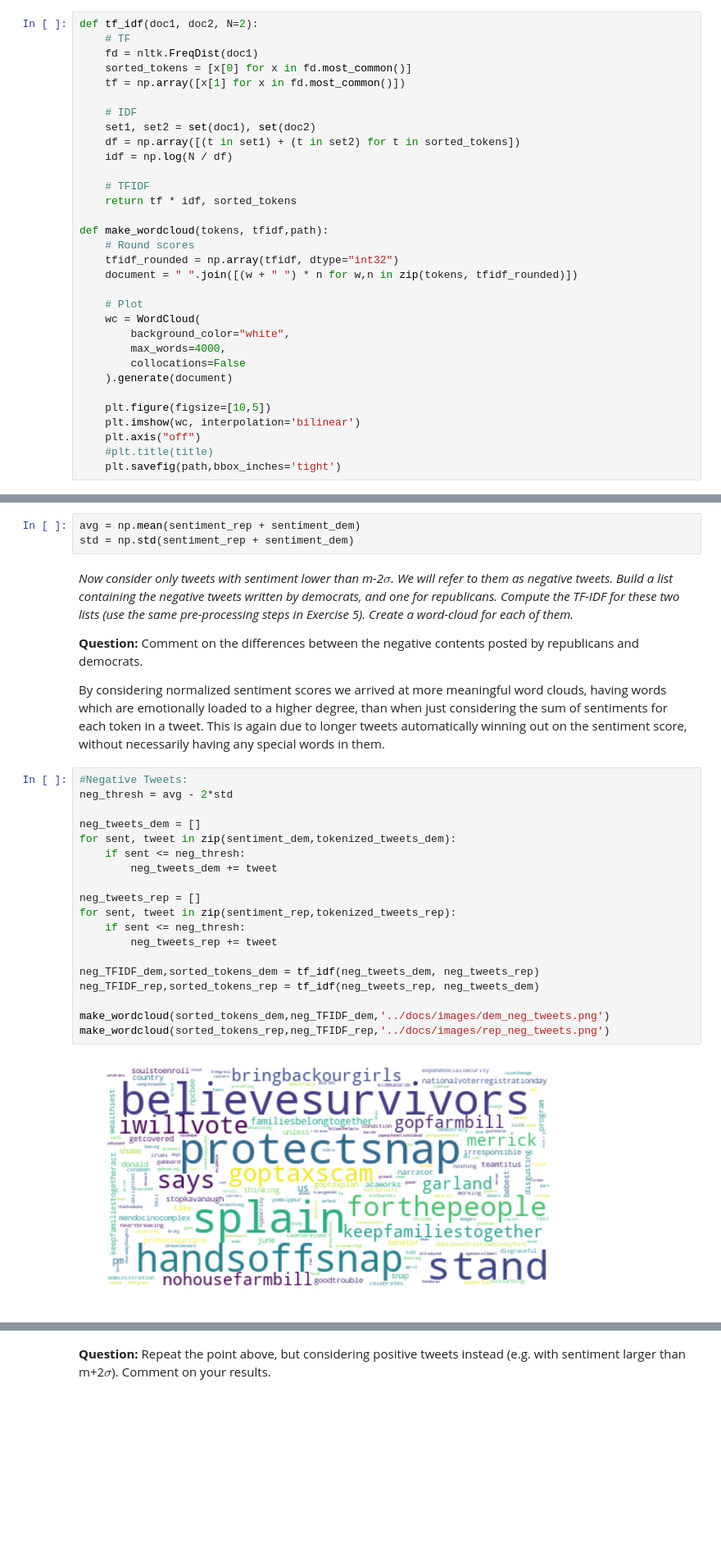
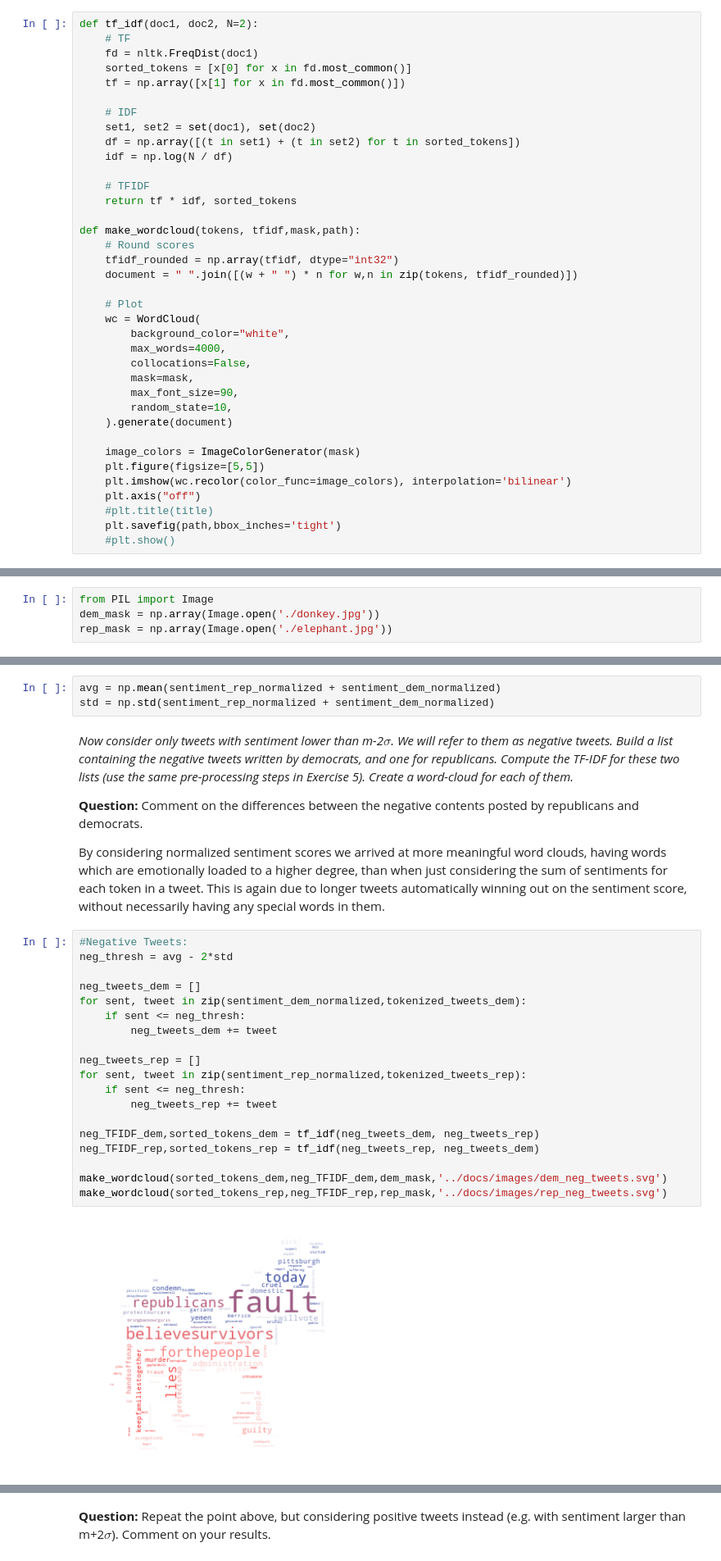
Before and after one commit to rflperry/socialgraphs2018, a Jupyter notebook: assignment2/analysis.ipynb, the cells around one changed output, grey strips where cells are left out. Shown at 82% size. Saved outputs shown, nothing was run; the diff lists cells and outputs as text; blank space fills up the shorter version.

```diff
--- a/assignment2/analysis.ipynb
+++ b/assignment2/analysis.ipynb
@@ -446,7 +446,7 @@ def tf_idf(doc1, doc2, N=2):
     # TFIDF
     return tf * idf, sorted_tokens
 
-def make_wordcloud(tokens, tfidf,path):
+def make_wordcloud(tokens, tfidf,mask,path):
     # Round scores
     tfidf_rounded = np.array(tfidf, dtype="int32")
     document = " ".join([(w + " ") * n for w,n in zip(tokens, tfidf_rounded)])
@@ -455,18 +455,27 @@ def make_wordcloud(tokens, tfidf,path):
     wc = WordCloud(
         background_color="white",
         max_words=4000,
-        collocations=False
+        collocations=False,
+        mask=mask,
+        max_font_size=90,
+        random_state=10,
     ).generate(document)
 
-    plt.figure(figsize=[10,5])
-    plt.imshow(wc, interpolation='bilinear')
+    image_colors = ImageColorGenerator(mask)
+    plt.figure(figsize=[5,5])
+    plt.imshow(wc.recolor(color_func=image_colors), interpolation='bilinear')
     plt.axis("off")
     #plt.title(title)
     plt.savefig(path,bbox_inches='tight')
+    #plt.show()
 # %% [markdown]
 **Question:** Now, create word-cloud for each party. Are these topics less "boring" than the wikipedia topics from a few weeks ago? Why? Comment on the results.
 # %% [markdown]
 **Answer:** These topics are indeed less "boring" as they come from tweets rather than wikipedia pages. So, they concern the current and relevant topics that the representatives want their constituents to know about. Either mainstream news events (ie. expressing condolences for the victims in the shooring in Pittsburg) or controversial political topics (ie. health care), especially as the midterms near. They are also the topics that will incite emotion and galvanize people to get out and vote.
+# %%
+from PIL import Image
+dem_mask = np.array(Image.open('./donkey.jpg'))
+rep_mask = np.array(Image.open('./elephant.jpg'))
 # %%
 TFIDF_dem,sorted_tokens_dem = tf_idf(tokenized_tweets_all_dem, tokenized_tweets_all_rep)
 TFIDF_rep,sorted_tokens_rep = tf_idf(tokenized_tweets_all_rep, tokenized_tweets_all_dem)
@@ -594,8 +593,8 @@ plt.show()
 # %% [markdown]
 *Compute the average m and standard deviation $\sigma$ of the tweets sentiment (considering tweets by both republican and democrats).*
 # %%
-avg = np.mean(sentiment_rep + sentiment_dem)
-std = np.std(sentiment_rep + sentiment_dem)
+avg = np.mean(sentiment_rep_normalized + sentiment_dem_normalized)
+std = np.std(sentiment_rep_normalized + sentiment_dem_normalized)
 # %% [markdown]
 *Now consider only tweets with sentiment lower than m-2$\sigma$. We will refer to them as negative tweets. Build a list containing the negative tweets written by democrats, and one for republicans. Compute the TF-IDF for these two lists (use the same pre-processing steps in Exercise 5). Create a word-cloud for each of them.*
 
@@ -605,21 +604,21 @@ By considering normalized sentiment scores we arrived at more meaningful word cl
 # %%
 #Negative Tweets:
 neg_thresh = avg - 2*std
 
 neg_tweets_dem = []
-for sent, tweet in zip(sentiment_dem,tokenized_tweets_dem):
+for sent, tweet in zip(sentiment_dem_normalized,tokenized_tweets_dem):
     if sent <= neg_thresh:
         neg_tweets_dem += tweet
 
 neg_tweets_rep = []
-for sent, tweet in zip(sentiment_rep,tokenized_tweets_rep):
+for sent, tweet in zip(sentiment_rep_normalized,tokenized_tweets_rep):
     if sent <= neg_thresh:
         neg_tweets_rep += tweet
 
 neg_TFIDF_dem,sorted_tokens_dem = tf_idf(neg_tweets_dem, neg_tweets_rep)
 neg_TFIDF_rep,sorted_tokens_rep = tf_idf(neg_tweets_rep, neg_tweets_dem)
 
-make_wordcloud(sorted_tokens_dem,neg_TFIDF_dem,'../docs/images/dem_neg_tweets.png')
-make_wordcloud(sorted_tokens_rep,neg_TFIDF_rep,'../docs/images/rep_neg_tweets.png')
+make_wordcloud(sorted_tokens_dem,neg_TFIDF_dem,dem_mask,'../docs/images/dem_neg_tweets.svg')
+make_wordcloud(sorted_tokens_rep,neg_TFIDF_rep,rep_mask,'../docs/images/rep_neg_tweets.svg')
 # %% [output]
-[figure, old version]
+[figure, new version]
```
Also changed, not shown: parts of 7 cells of this notebook, 17 other files.
